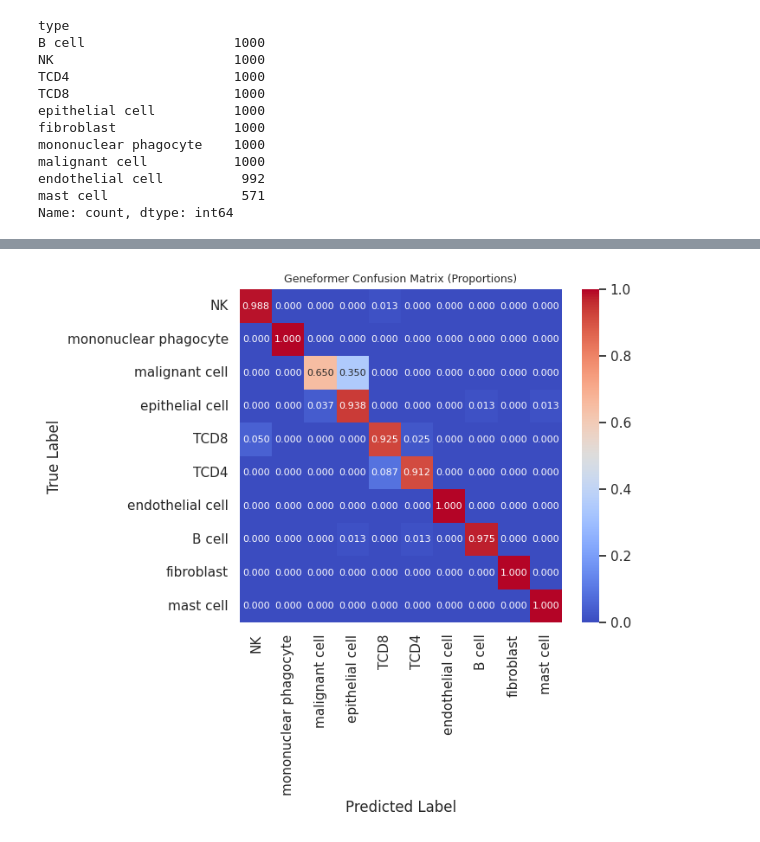
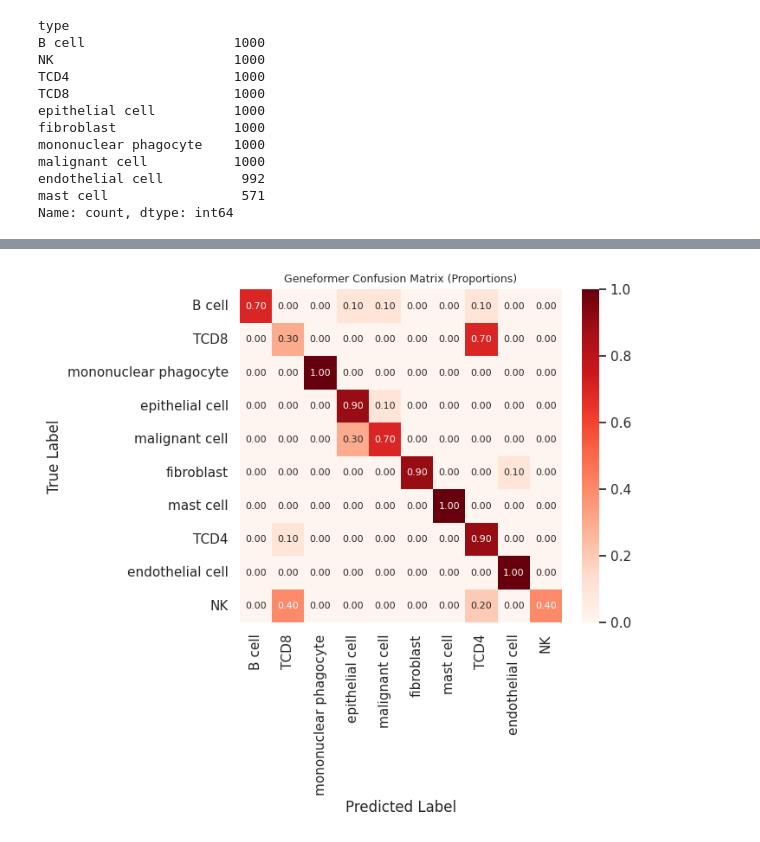
Before and after one commit to Eastmanmd/DECONVersation, a Jupyter notebook: tutorials/finetune_geneformer_for_cell_type_classification.ipynb, the cells around one changed output, grey strips where cells are left out. Saved outputs shown, nothing was run; the diff lists cells and outputs as text; code cells hidden in the pictures.

```diff
--- a/tutorials/finetune_geneformer_for_cell_type_classification.ipynb
+++ b/tutorials/finetune_geneformer_for_cell_type_classification.ipynb
@@ -54,15 +68,16 @@ adata.write_h5ad("/gpfs/commons/groups/compbio/projects/ao_projects/ml_deconv_da
 # %%
-gf_finetuned_metrics = models.train_geneformer_cell_classifier(adata,
-                                                        output_dir = "/gpfs/commons/groups/compbio/projects/ao_projects/ml_deconv_data/DECONVersation/tme/v800/",
-                                                        state_key = "type",
-                                                        tokenize = True,
-                                                        token_output_prefix = "tokenized",
-                                                        undersample = True,
-                                                        n_per_class = 500,
-                                                        n_test_per_class = 80,
-                                                        eval_fraction = 0.2,
-                                                        model_directory = "ctheodoris/Geneformer",
-                                                        training_args = {"num_train_epochs": 3},
-                                                        output_prefix = "gf_finetune",
-                                                        metrics_output_dir = None
-                                                       )
+gf_finetuned_metrics = models.train_geneformer_cell_classifier(
+    adata,
+    output_dir = "/gpfs/commons/groups/compbio/projects/ao_projects/ml_deconv_data/DECONVersation/tme/vtest/",
+    state_key = "type",
+    tokenize = True,
+    token_output_prefix = "tokenized",
+    undersample = True,
+    n_per_class = 100,
+    n_test_per_class = 10,
+    eval_fraction = 0.2,
+    model_directory = "ctheodoris/Geneformer",
+    training_args = {"num_train_epochs": 2},
+    output_prefix = "gf_finetune",
+    metrics_output_dir = None
+)
@@ -130,25 +106,22 @@ malignant cell             0.945   0.650  0.770     0.961
 # %%
-import matplotlib.pyplot as plt
-import seaborn as sns
-import numpy as np
-
+# Get confusion matrix
 conf_matrix = gf_finetuned_metrics["test_metrics"]["conf_matrix"]
 
 # Normalize the confusion matrix to proportions
 conf_matrix_row_normalized = conf_matrix.div(conf_matrix.sum(axis=1), axis=0)
 
 # Create the heatmap
 plt.figure(figsize=(6, 5))
 sns.heatmap(
     conf_matrix_row_normalized,
     annot=True,
-    fmt=".3f",
-    cmap="coolwarm",
+    fmt=".2f",
+    cmap="Reds",
     annot_kws={"size": 8}
 )
 plt.title("Geneformer Confusion Matrix (Proportions)", fontsize=9)
 plt.xlabel("Predicted Label", fontsize=12)
 plt.ylabel("True Label", fontsize=12)
 plt.show()
 # %% [output]
-[figure, old version]
+[figure, new version]
```
Also changed, not shown: parts of 13 cells of this notebook.
